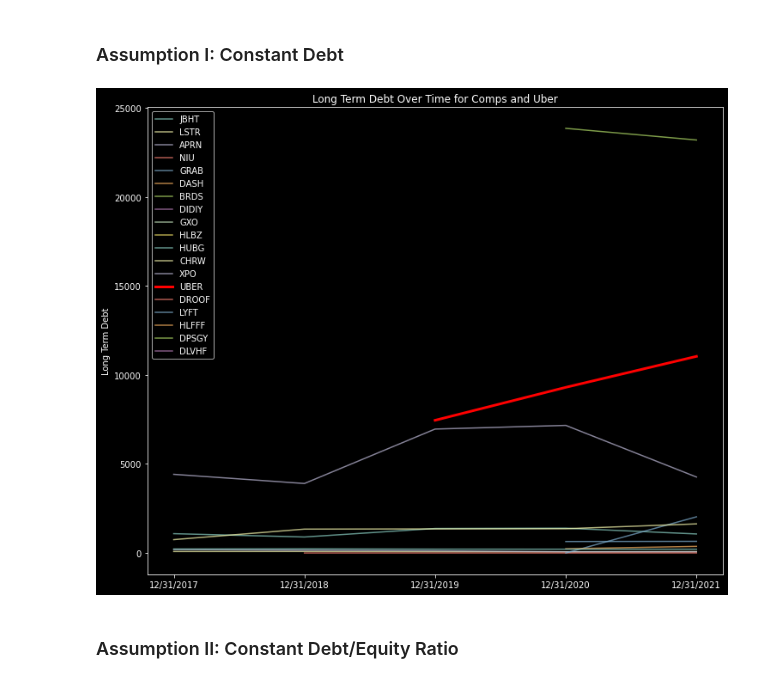
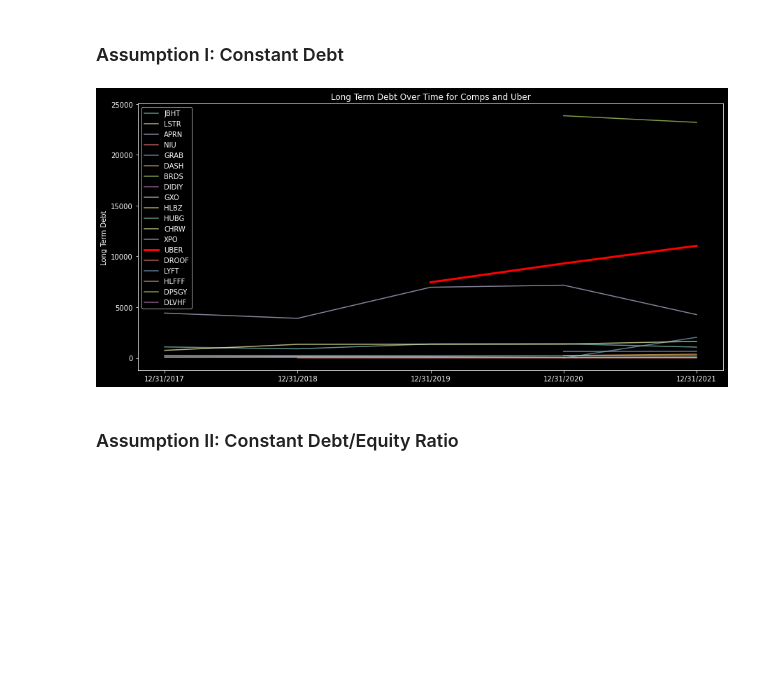
Before and after one commit to acremins1/SCL-and-Comps-Analysis, a Jupyter notebook: scl_analysis.ipynb, the cells around one changed output. Drawn from its saved outputs; the diff is of its cells as text; code cells hidden in the pictures; blank space fills up the shorter version.

```diff
--- a/scl_analysis.ipynb
+++ b/scl_analysis.ipynb
@@ -278,19 +299,19 @@ comp_financials.head()
 ### Assumption I: Constant Debt
 # %%
 #group by tic and plot dltt over time for each tic; if company is uber plot in red
-plt.rcParams['figure.figsize'] = [12, 10]
+plt.rcParams['figure.figsize'] = [15, 7]
 for tic in comp_financials['tic'].unique():
     df = comp_financials[comp_financials['tic'] == tic]
     if tic == 'UBER':
         plt.plot(df['datadate'], df['dltt'], color='red', linewidth = 3, label=tic)
     else:
         plt.plot(df['datadate'], df['dltt'], label=tic, alpha = 0.7)
 plt.title('Long Term Debt Over Time for Comps and Uber')
 plt.ylabel('Long Term Debt')
 plt.legend(loc='best')
 plt.show()
 # %% [output]
-[figure, old version]
+[figure, new version]
 # %% [markdown]
 ### Assumption II: Constant Debt/Equity Ratio
 # %%
```
Also changed, not shown: parts of 19 cells of this notebook.
